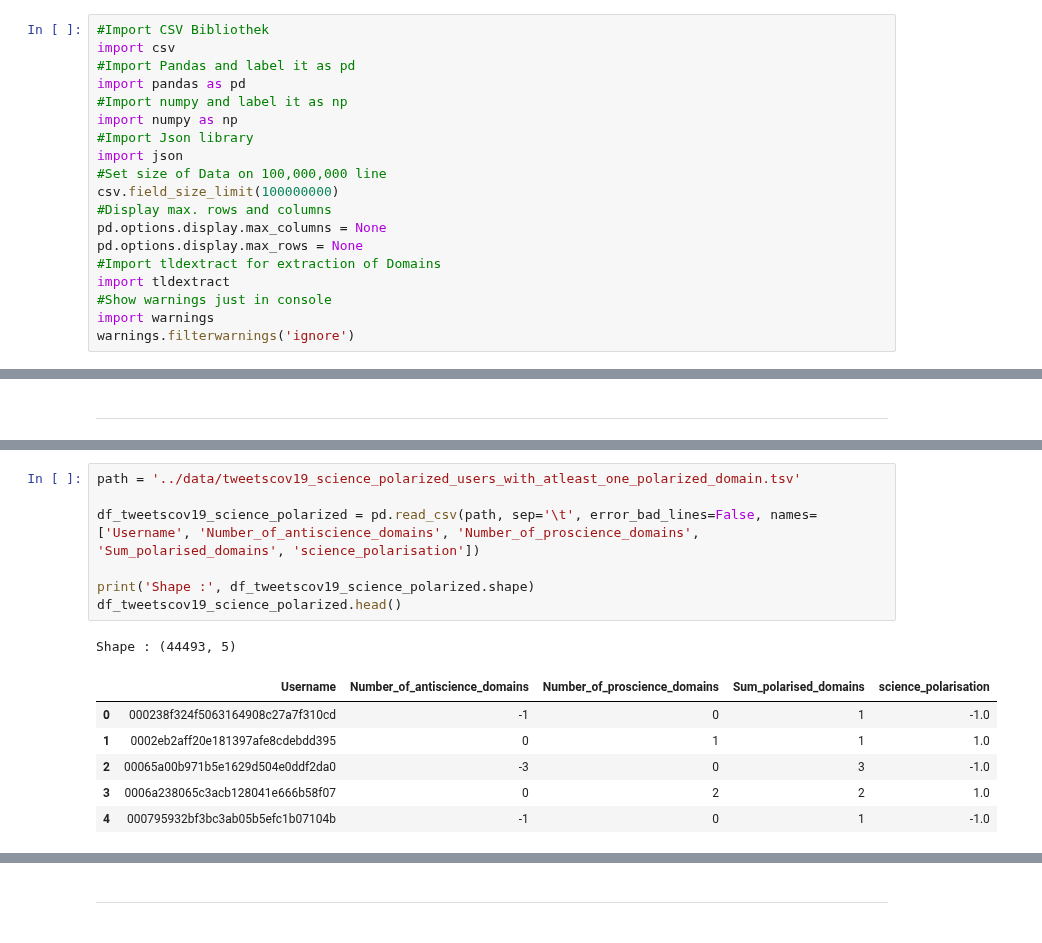
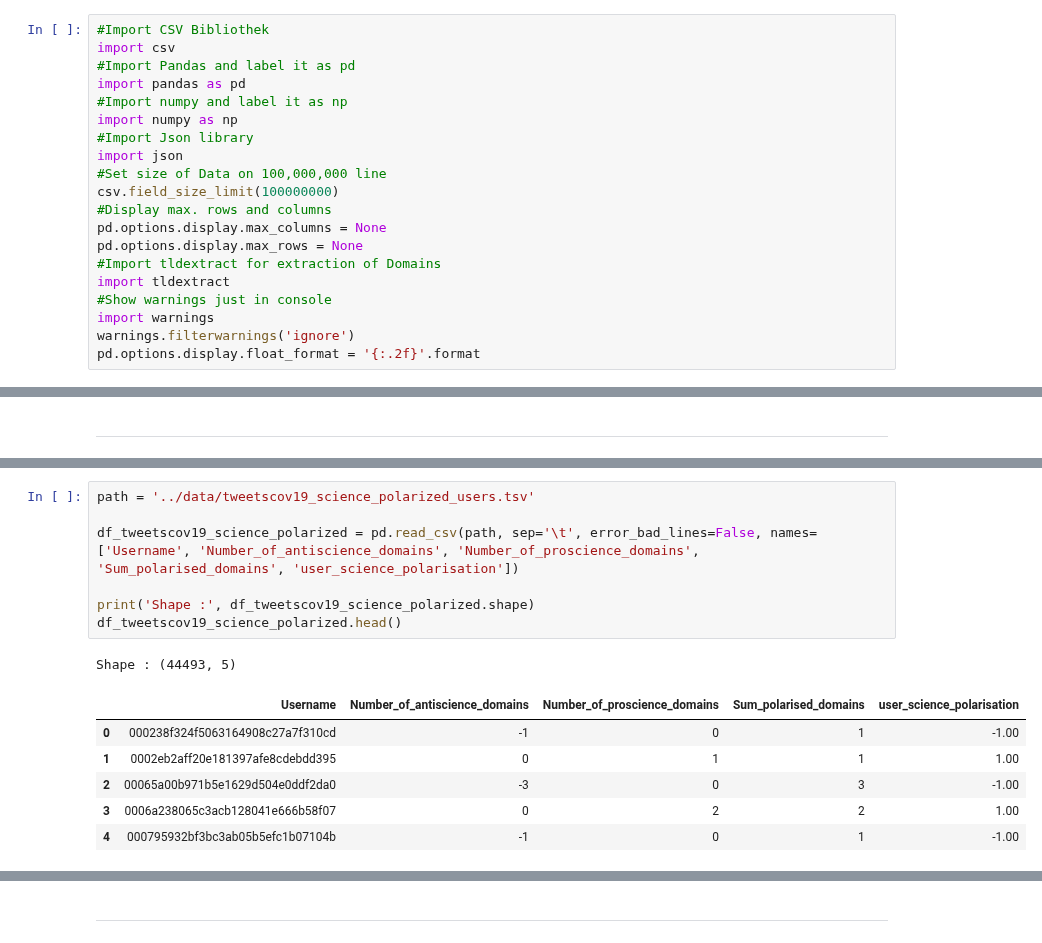
Before and after one commit to MoSamani/Deleted-Tweets, a Jupyter notebook: user_polarisiation/TweetsCov19_tweets_of_polarised_users.ipynb, the cells around one changed output, grey strips where cells are left out. Cells and saved outputs as stored; diff of their text form.

```diff
--- a/user_polarisiation/TweetsCov19_tweets_of_polarised_users.ipynb
+++ b/user_polarisiation/TweetsCov19_tweets_of_polarised_users.ipynb
@@ -17,6 +17,7 @@ import tldextract
 #Show warnings just in console
 import warnings
 warnings.filterwarnings('ignore')
+pd.options.display.float_format = '{:.2f}'.format
 # %% [markdown]
 ***
 # %% [markdown]
@@ -41,16 +43,16 @@ Shape : (176301, 5)
 # %%
-path = '../data/tweetscov19_science_polarized_users_with_atleast_one_polarized_domain.tsv'
+path = '../data/tweetscov19_science_polarized_users.tsv'
 
-df_tweetscov19_science_polarized = pd.read_csv(path, sep='\t', error_bad_lines=False, names=['Username', 'Number_of_antiscience_domains', 'Number_of_proscience_domains', 'Sum_polarised_domains', 'science_polarisation'])
+df_tweetscov19_science_polarized = pd.read_csv(path, sep='\t', error_bad_lines=False, names=['Username', 'Number_of_antiscience_domains', 'Number_of_proscience_domains', 'Sum_polarised_domains', 'user_science_polarisation'])
 
 print('Shape :', df_tweetscov19_science_polarized.shape)
 df_tweetscov19_science_polarized.head()
 # %% [output]
 Shape : (44493, 5)
-|  | Username | Number_of_antiscience_domains | Number_of_proscience_domains | Sum_polarised_domains | science_polarisation |
-| 0 | 000238f324f5063164908c27a7f310cd | -1 | 0 | 1 | -1.0 |
-| 1 | 0002eb2aff20e181397afe8cdebdd395 | 0 | 1 | 1 | 1.0 |
-| 2 | 00065a00b971b5e1629d504e0ddf2da0 | -3 | 0 | 3 | -1.0 |
-| 3 | 0006a238065c3acb128041e666b58f07 | 0 | 2 | 2 | 1.0 |
-| 4 | 000795932bf3bc3ab05b5efc1b07104b | -1 | 0 | 1 | -1.0 |
+|  | Username | Number_of_antiscience_domains | Number_of_proscience_domains | Sum_polarised_domains | user_science_polarisation |
+| 0 | 000238f324f5063164908c27a7f310cd | -1 | 0 | 1 | -1.00 |
+| 1 | 0002eb2aff20e181397afe8cdebdd395 | 0 | 1 | 1 | 1.00 |
+| 2 | 00065a00b971b5e1629d504e0ddf2da0 | -3 | 0 | 3 | -1.00 |
+| 3 | 0006a238065c3acb128041e666b58f07 | 0 | 2 | 2 | 1.00 |
+| 4 | 000795932bf3bc3ab05b5efc1b07104b | -1 | 0 | 1 | -1.00 |
 # %%
```
Also changed, not shown: parts of 60 cells of this notebook, 27 other files.
